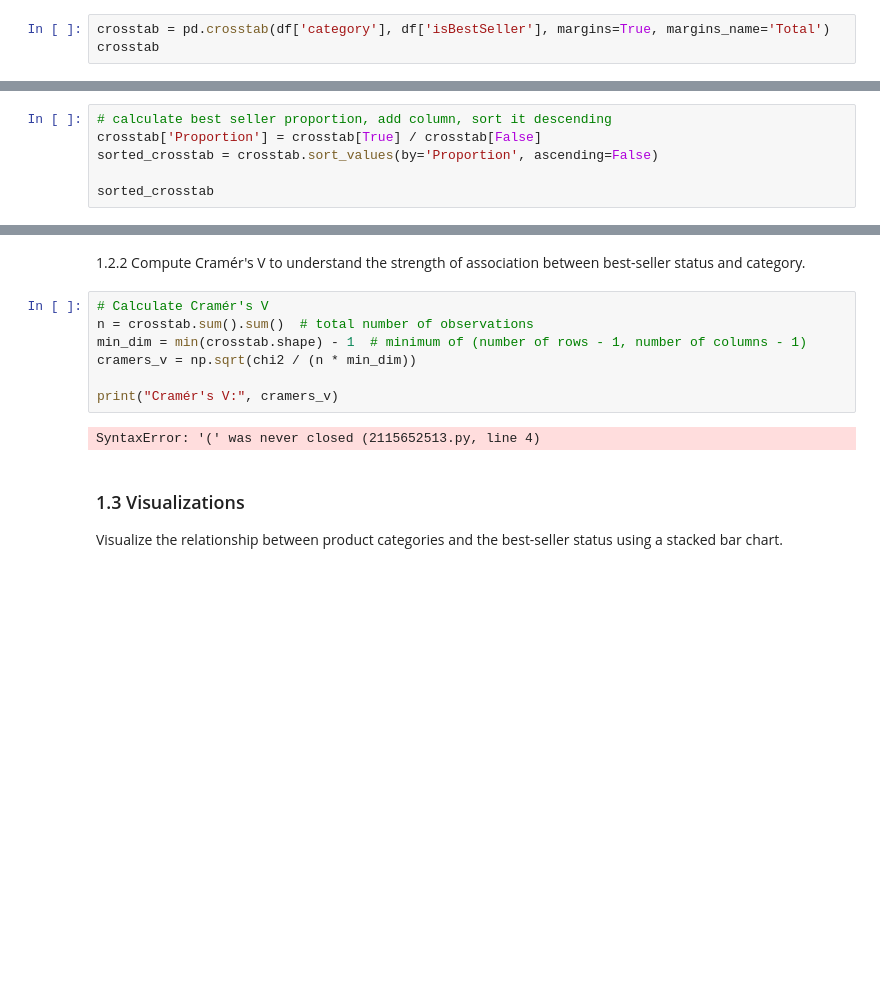
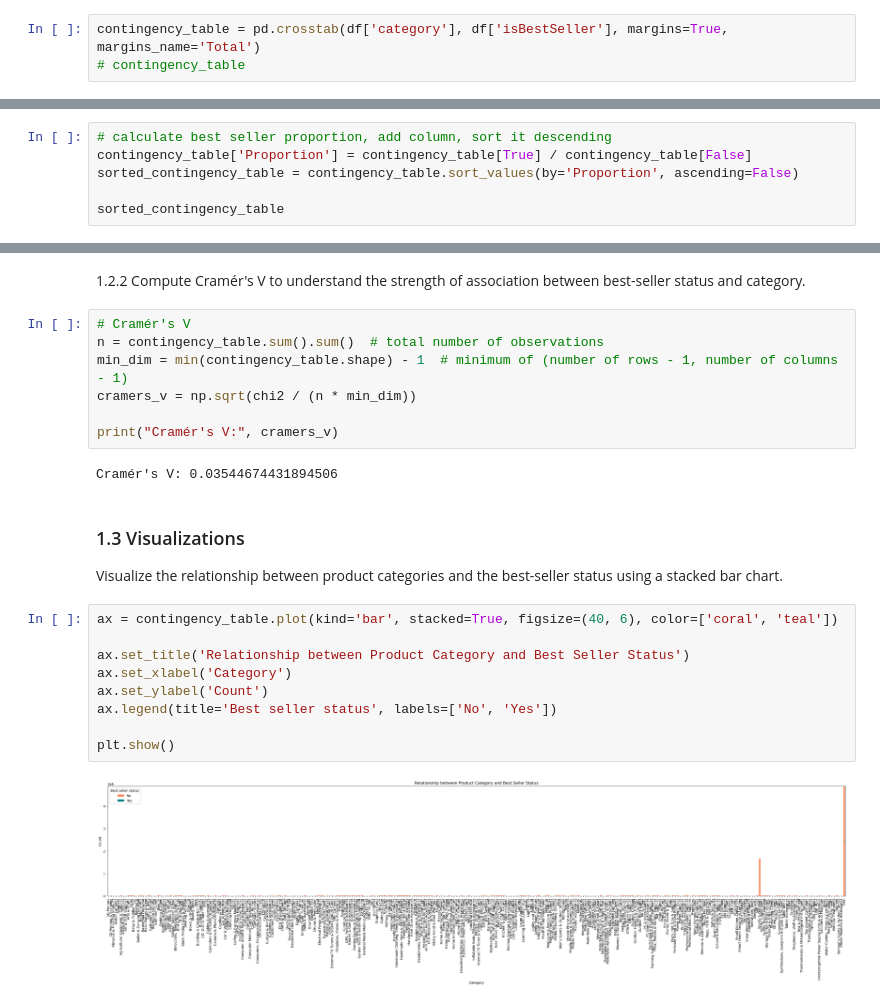
Before and after one commit to bruhu/lab-eda-bivariate, a Jupyter notebook: lab-eda-bivariate.ipynb, the cells around one changed output, grey strips where cells are left out. Saved outputs shown, nothing was run; the diff lists cells and outputs as text; blank space fills up the shorter version.

```diff
--- a/lab-eda-bivariate.ipynb
+++ b/lab-eda-bivariate.ipynb
@@ -27,5 +27,5 @@ df
 ### 1.1 Crosstab Analysis
 Create a crosstab between the product category and the isBestSeller status.
 # %%
-crosstab = pd.crosstab(df['category'], df['isBestSeller'], margins=True, margins_name='Total')
-crosstab
+contingency_table = pd.crosstab(df['category'], df['isBestSeller'], margins=True, margins_name='Total')
+# contingency_table
@@ -48,10 +33,10 @@ crosstab
 Are there categories where being a best-seller is more prevalent?
 # %%
 # calculate best seller proportion, add column, sort it descending
-crosstab['Proportion'] = crosstab[True] / crosstab[False]
-sorted_crosstab = crosstab.sort_values(by='Proportion', ascending=False)
+contingency_table['Proportion'] = contingency_table[True] / contingency_table[False]
+sorted_contingency_table = contingency_table.sort_values(by='Proportion', ascending=False)
 
-sorted_crosstab
+sorted_contingency_table
 # %% [output]
 | isBestSeller | False | True | Total | Proportion |
 | category |  |  |  |  |
@@ -98,15 +83,26 @@ Expected Frequencies:
 # %% [markdown]
 1.2.2 Compute Cramér's V to understand the strength of association between best-seller status and category.
 # %%
-# Calculate Cramér's V
-n = crosstab.sum().sum()  # total number of observations
-min_dim = min(crosstab.shape) - 1  # minimum of (number of rows - 1, number of columns - 1)
+# Cramér's V
+n = contingency_table.sum().sum()  # total number of observations
+min_dim = min(contingency_table.shape) - 1  # minimum of (number of rows - 1, number of columns - 1)
 cramers_v = np.sqrt(chi2 / (n * min_dim))
 
 print("Cramér's V:", cramers_v)
 # %% [output]
-SyntaxError: '(' was never closed (2115652513.py, line 4)
+Cramér's V: 0.03544674431894506
 # %% [markdown]
 ### 1.3 Visualizations
 
 Visualize the relationship between product categories and the best-seller status using a stacked bar chart.
+# %%
+ax = contingency_table.plot(kind='bar', stacked=True, figsize=(40, 6), color=['coral', 'teal'])
+
+ax.set_title('Relationship between Product Category and Best Seller Status')
+ax.set_xlabel('Category')
+ax.set_ylabel('Count')
+ax.legend(title='Best seller status', labels=['No', 'Yes'])
+
+plt.show()
+# %% [output]
+[figure, added]
```
Also changed, not shown: parts of 4 cells of this notebook.
